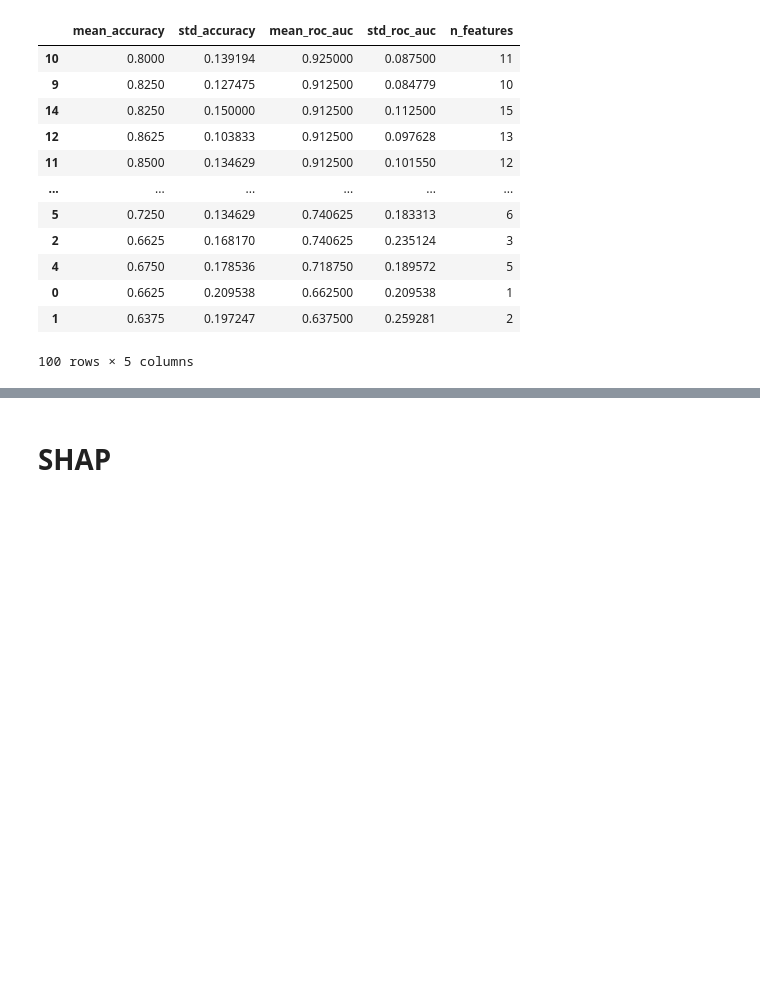
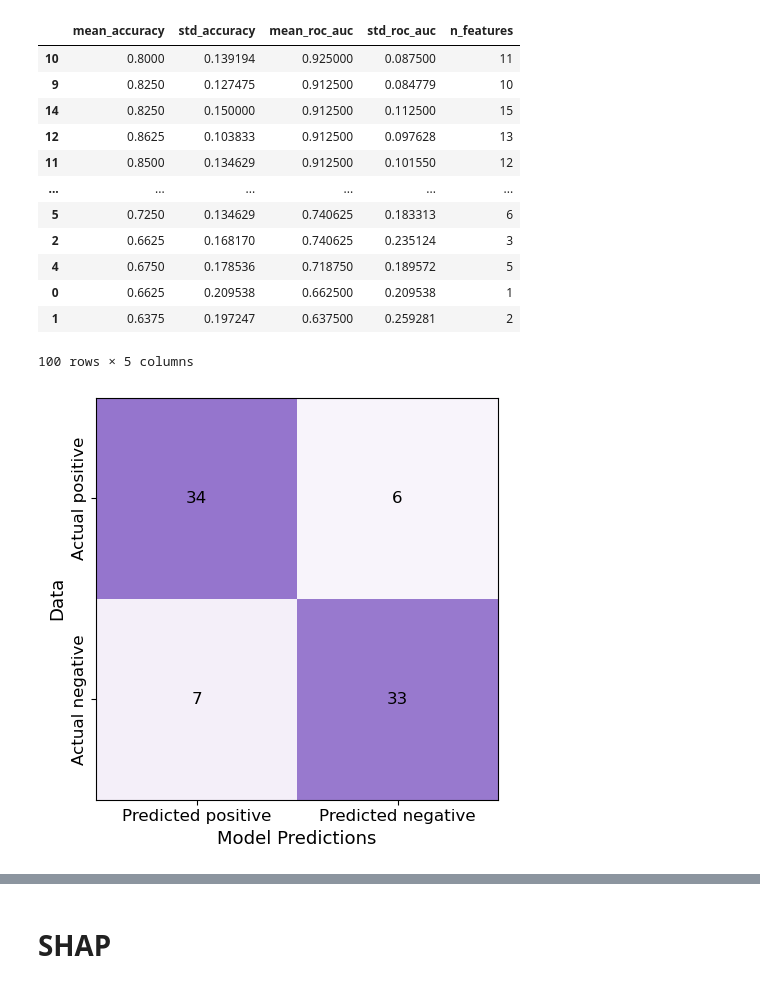
Before and after one commit to SysBioengLab/PhIP-seq-IBD-PUC, a Jupyter notebook: src/shap_selected_peptides_clinical.ipynb, the cells around one changed output, grey strips where cells are left out. Drawn from its saved outputs; the diff is of its cells as text; code cells hidden in the pictures; blank space fills up the shorter version.

```diff
--- a/src/shap_selected_peptides_clinical.ipynb
+++ b/src/shap_selected_peptides_clinical.ipynb
@@ -157,4 +162,56 @@ for train_index, test_index in cv.split(X_opt, y):
     # fpr, tpr, thresholds = roc_curve(y_train, y_prob)
+# %%
+from matplotlib.colors import LinearSegmentedColormap
+
+tp = 0
+fp = 0
+tn = 0
+fn = 0
+for pred, true in zip(y_pred, y_true):
+    # pred is the model
+    # true is the data
+    if pred == 1 and true ==1:
+        tp += 1
+    elif pred == 1 and true == 0:
+        fp += 1
+    elif pred == 0 and true == 0:
+        tn += 1
+    elif pred == 0 and true == 1:
+        fn += 1
+
+
+conf_matrix = pd.DataFrame(
+    [[tp, fn],
+     [fp, tn]
+     ],
+    columns = ['Predicted positive', 'Predicted negative'],
+    index = ['Actual positive', 'Actual negative']
+)
+
+fig, ax = plt.subplots(dpi = 100)
+
+colors = ['#f8f4fb', '#9575cd']
+cmap = LinearSegmentedColormap.from_list('soft_purple', colors)
+ax.matshow(conf_matrix, cmap=cmap)
+
+ax.set_xticks(ticks=[0, 1], labels=conf_matrix.columns,
+              fontsize = 12)
+ax.xaxis.set_ticks_position('bottom')
+ax.xaxis.set_label_position('bottom')
+ax.set_yticks(ticks = [0,1], labels = conf_matrix.index, rotation = 90, va = 'center',
+              fontsize = 12)
+
+for i in range(len(conf_matrix)):
+    for j in range(len(conf_matrix.columns)):
+        plt.text(j, i, conf_matrix.iloc[i, j],
+                ha='center', va='center',
+                color='black', fontsize=12)
+ax.set_xlabel('Model Predictions', fontsize = 13)
+ax.set_ylabel('Data', fontsize = 13)
+fig.tight_layout()
+fig.savefig('../Figures/ConfusionMatrix.pdf', transparent=True)
+# %% [output]
+[figure, added]
 # %%
 from sklearn.metrics import roc_auc_score
 indexes = np.arange(len(y_pred_proba))
```
Also changed, not shown: parts of 9 cells of this notebook, 7 other files.
